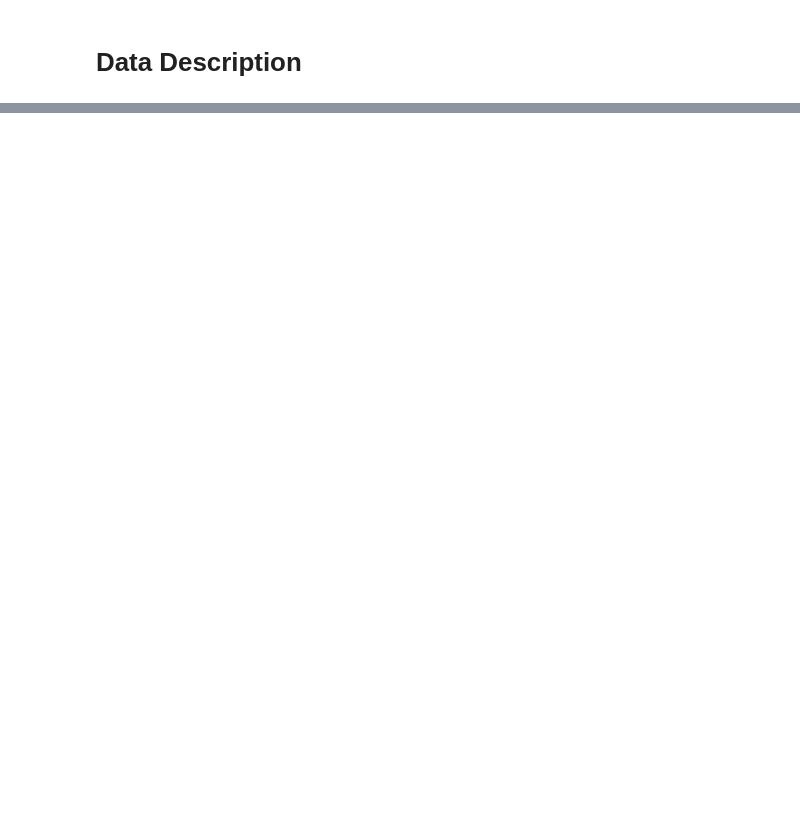
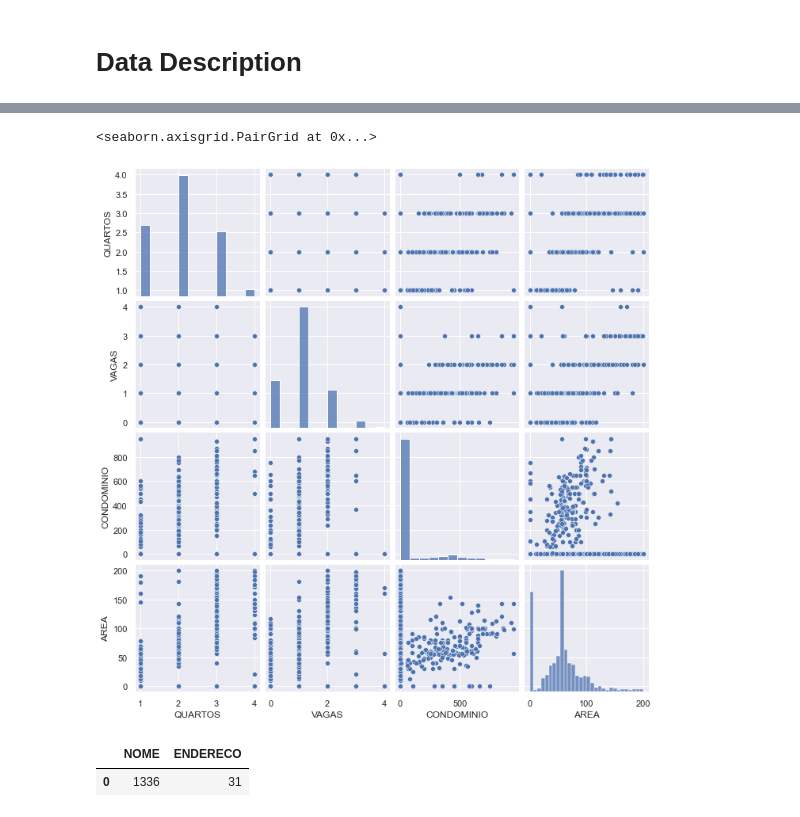
Before and after one commit to LucasBMedeiros/hello-world, a Jupyter notebook: scraper.ipynb, the cells around one changed output, grey strips where cells are left out. Drawn from its saved outputs; the diff is of its cells as text; code cells hidden in the pictures; blank space fills up the shorter version.

```diff
--- a/scraper.ipynb
+++ b/scraper.ipynb
@@ -357,0 +339,12 @@ Length: 1448, dtype: int64
+# %%
+df2 = pd.DataFrame()
+
+df2['NOME'] = df1['NOME']
+df2['ENDERECO'] = df1['ENDEREÇO']
+df2['QUARTOS'] = list_quartos(df1['QUARTOS'].astype(str))
+df2['VAGAS'] = list_vagas(df1['VAGAS'].astype(str))
+df2['CONDOMINIO'] = list_cond(df1['CONDOMINIO'].astype(str))
+df2['AREA'] = list_area(df1['AREA'].astype(str))
+df2['VALOR'] = df1['VALOR']
+
+df2.head()
@@ -383,0 +432,10 @@ df3 = df2.copy()
+# %%
+sns.pairplot(num_attributes)
+# %% [output]
+<seaborn.axisgrid.PairGrid at 0x...>
+[figure, added]
+# %%
+cat_attributes.apply(lambda x: x.unique().shape)
+# %% [output]
+|  | NOME | ENDERECO |
+| 0 | 1336 | 31 |
```
Also changed, not shown: parts of 24 cells of this notebook, 1 other file.
